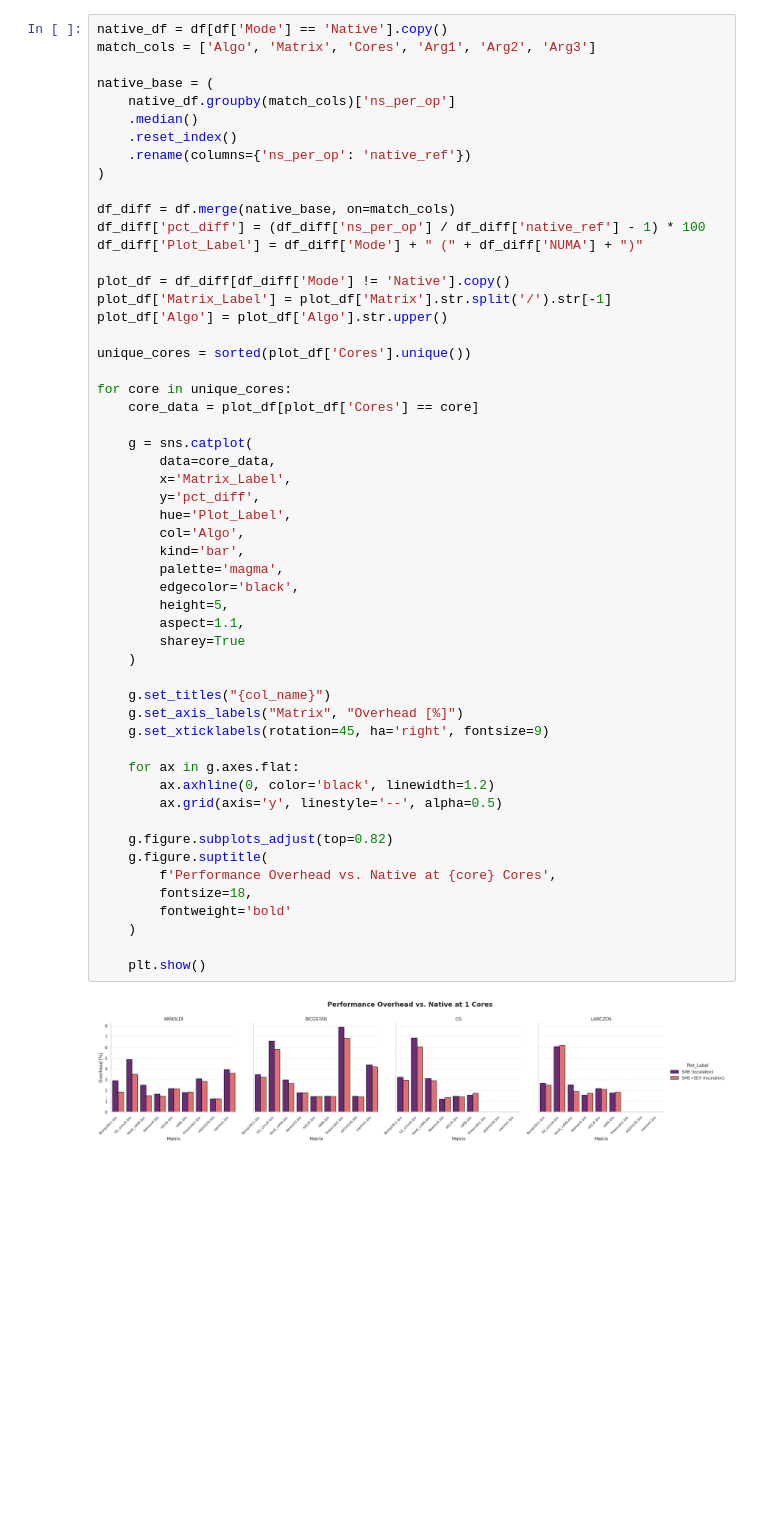
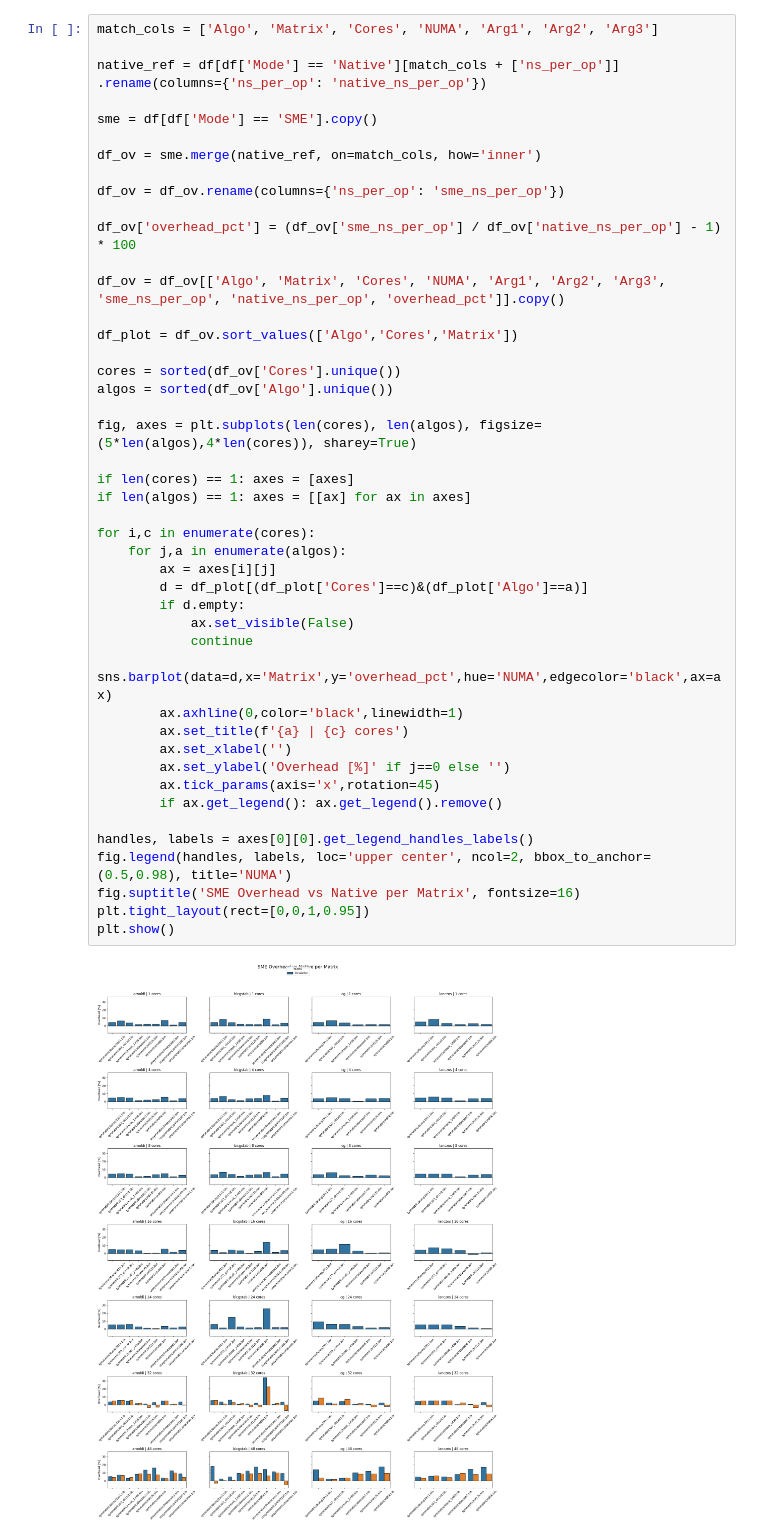
Before and after one commit to engelsm/MA-bench-framework, a Jupyter notebook: benchmark/krylov/analysis.ipynb, the cells around one changed output. Saved outputs shown, nothing was run; the diff lists cells and outputs as text; blank space fills up the shorter version.

Commit message:
Further investigating the effects of the overhead and potential reasons for SME overperformance

```diff
--- a/benchmark/krylov/analysis.ipynb
+++ b/benchmark/krylov/analysis.ipynb
@@ -80,56 +71,47 @@ df_sorted.head(50)
 # %%
-native_df = df[df['Mode'] == 'Native'].copy()
-match_cols = ['Algo', 'Matrix', 'Cores', 'Arg1', 'Arg2', 'Arg3']
+match_cols = ['Algo', 'Matrix', 'Cores', 'NUMA', 'Arg1', 'Arg2', 'Arg3']
 
-native_base = (
-    native_df.groupby(match_cols)['ns_per_op']
-    .median()
-    .reset_index()
-    .rename(columns={'ns_per_op': 'native_ref'})
-)
+native_ref = df[df['Mode'] == 'Native'][match_cols + ['ns_per_op']] .rename(columns={'ns_per_op': 'native_ns_per_op'})
 
-df_diff = df.merge(native_base, on=match_cols)
-df_diff['pct_diff'] = (df_diff['ns_per_op'] / df_diff['native_ref'] - 1) * 100
-df_diff['Plot_Label'] = df_diff['Mode'] + " (" + df_diff['NUMA'] + ")"
+sme = df[df['Mode'] == 'SME'].copy()
 
-plot_df = df_diff[df_diff['Mode'] != 'Native'].copy()
-plot_df['Matrix_Label'] = plot_df['Matrix'].str.split('/').str[-1]
-plot_df['Algo'] = plot_df['Algo'].str.upper()
+df_ov = sme.merge(native_ref, on=match_cols, how='inner')
 
-unique_cores = sorted(plot_df['Cores'].unique())
+df_ov = df_ov.rename(columns={'ns_per_op': 'sme_ns_per_op'})
 
-for core in unique_cores:
-    core_data = plot_df[plot_df['Cores'] == core]
+df_ov['overhead_pct'] = (df_ov['sme_ns_per_op'] / df_ov['native_ns_per_op'] - 1) * 100
 
-    g = sns.catplot(
-        data=core_data,
-        x='Matrix_Label',
-        y='pct_diff',
-        hue='Plot_Label',
-        col='Algo',
-        kind='bar',
-        palette='magma',
-        edgecolor='black',
-        height=5,
-        aspect=1.1,
-        sharey=True
-    )
+df_ov = df_ov[['Algo', 'Matrix', 'Cores', 'NUMA', 'Arg1', 'Arg2', 'Arg3', 'sme_ns_per_op', 'native_ns_per_op', 'overhead_pct']].copy()
 
-    g.set_titles("{col_name}")
-    g.set_axis_labels("Matrix", "Overhead [%]")
-    g.set_xticklabels(rotation=45, ha='right', fontsize=9)
+df_plot = df_ov.sort_values(['Algo','Cores','Matrix'])
 
-    for ax in g.axes.flat:
-        ax.axhline(0, color='black', linewidth=1.2)
-        ax.grid(axis='y', linestyle='--', alpha=0.5)
+cores = sorted(df_ov['Cores'].unique())
+algos = sorted(df_ov['Algo'].unique())
 
-    g.figure.subplots_adjust(top=0.82)
-    g.figure.suptitle(
-        f'Performance Overhead vs. Native at {core} Cores',
-        fontsize=18,
-        fontweight='bold'
-    )
+fig, axes = plt.subplots(len(cores), len(algos), figsize=(5*len(algos),4*len(cores)), sharey=True)
 
-    plt.show()
+if len(cores) == 1: axes = [axes]
+if len(algos) == 1: axes = [[ax] for ax in axes]
+
+for i,c in enumerate(cores):
+    for j,a in enumerate(algos):
+        ax = axes[i][j]
+        d = df_plot[(df_plot['Cores']==c)&(df_plot['Algo']==a)]
+        if d.empty:
+            ax.set_visible(False)
+            continue
+        sns.barplot(data=d,x='Matrix',y='overhead_pct',hue='NUMA',edgecolor='black',ax=ax)
+        ax.axhline(0,color='black',linewidth=1)
+        ax.set_title(f'{a} | {c} cores')
+        ax.set_xlabel('')
+        ax.set_ylabel('Overhead [%]' if j==0 else '')
+        ax.tick_params(axis='x',rotation=45)
+        if ax.get_legend(): ax.get_legend().remove()
+
+handles, labels = axes[0][0].get_legend_handles_labels()
+fig.legend(handles, labels, loc='upper center', ncol=2, bbox_to_anchor=(0.5,0.98), title='NUMA')
+fig.suptitle('SME Overhead vs Native per Matrix', fontsize=16)
+plt.tight_layout(rect=[0,0,1,0.95])
+plt.show()
 # %% [output]
-[figure, old version]
+[figure, new version]
```
Also changed, not shown: parts of 7 cells of this notebook, 3 other files.
